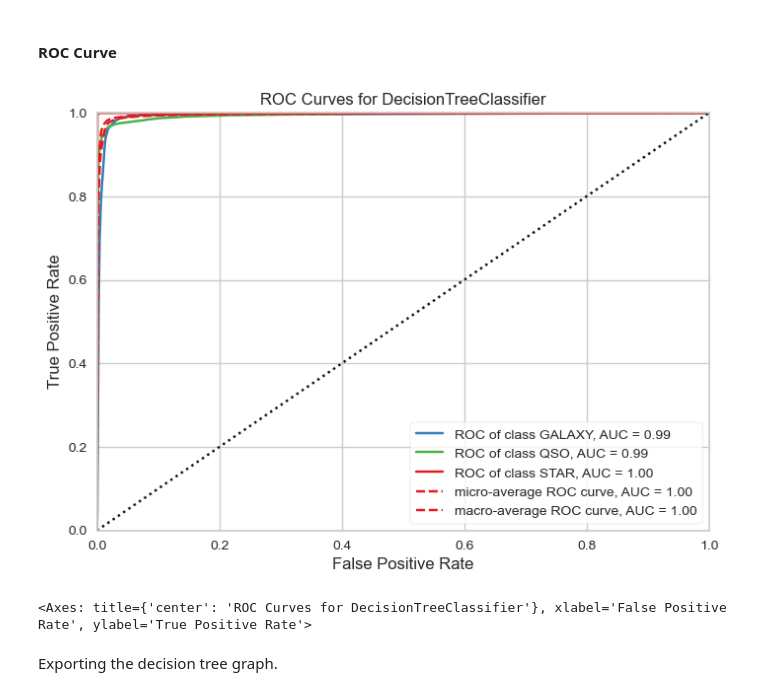
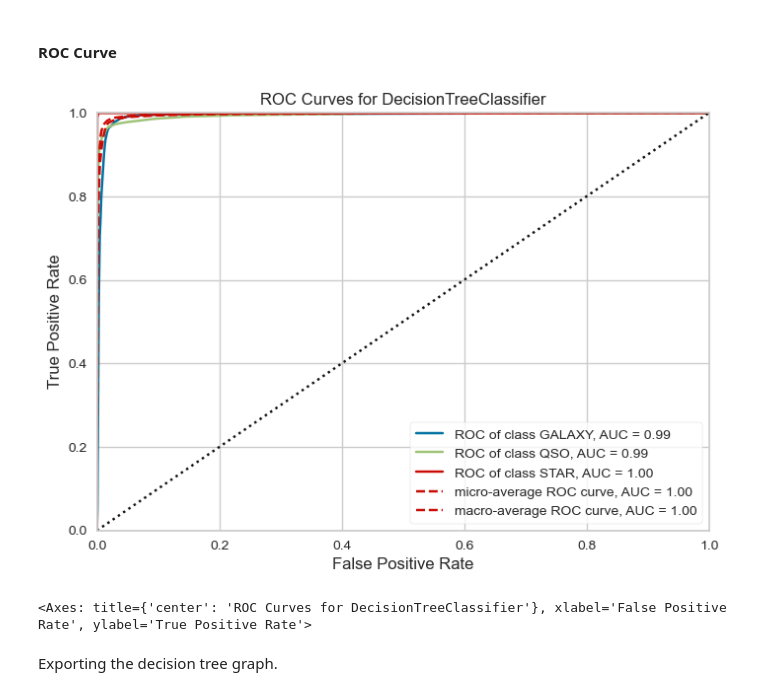
Before and after one commit to aSTRonuun/MachineLearning-2023-Vitor-Alves, a Jupyter notebook: 02-Stelar-Classification-Project/Stelar-Classification-Project-Vitor-Alves-M602497.ipynb, the cells around one changed output. Saved outputs shown, nothing was run; the diff lists cells and outputs as text; code cells hidden in the pictures.

Commit message:
added new models

```diff
--- a/02-Stelar-Classification-Project/Stelar-Classification-Project-Vitor-Alves-M602497.ipynb
+++ b/02-Stelar-Classification-Project/Stelar-Classification-Project-Vitor-Alves-M602497.ipynb
@@ -592,0 +602,6 @@ Best Max Depth: 8
+# %%
+model = DecisionTreeClassifier(criterion=best_criterion, max_depth=best_max_depth, random_state=42)
+
+model.fit(X_train_sc, y_train)
+
+importances = model.feature_importances_
@@ -592,0 +620,4 @@ Best Max Depth: 8
+# %%
+five_best_features = importances.argsort()[-5:][::-1]
+
+print('Five Best Features: ', X_train_sc.columns[five_best_features])
@@ -595,9 +628,14 @@ Best Max Depth: 8
 # %%
+X_train_sc_best = X_train_sc.iloc[:, five_best_features]
+X_test_sc_best = X_test_sc.iloc[:, five_best_features]
+
 model = DecisionTreeClassifier(criterion=best_criterion, max_depth=best_max_depth, random_state=42)
-model.fit(X_train_sc, y_train)
-y_pred = model.predict(X_test_sc)
 
-print(classification_report(y_test, y_pred, target_names=le.classes_))
+model.fit(X_train_sc_best, y_train)
+
+y_pred = model.predict(X_test_sc_best)
+
+print(classification_report(y_test, y_pred))
 # %% [output]
               precision    recall  f1-score   support
 
@@ -611,26 +649,24 @@ weighted avg       0.98      0.98      0.98     53501
 # %% [markdown]
 #### Confusion Matrix
 # %%
-svm = ConfusionMatrix(model, classes=le.classes_, cmap='PuBu')
+cm = ConfusionMatrix(model, classes=le.classes_, cmap='PuBu')
 
-svm.fit(X_train_sc, y_train)
-svm.score(X_test_sc, y_test)
-svm.show()
+cm.fit(X_train_sc_best, y_train)
+cm.score(X_test_sc_best, y_test)
+cm.show()
 # %% [output]
 [figure]
 <Axes: title={'center': 'DecisionTreeClassifier Confusion Matrix'}, xlabel='Predicted Class', ylabel='True Class'>
 # %% [markdown]
 #### ROC Curve
 # %%
-visualizer = ROCAUC(model, classes=le.classes_, cmap='PuBu')
+roc = ROCAUC(model, classes=le.classes_, cmap='PuBu')
 
-set_palette('bold')
-
-visualizer.fit(X_train_sc, y_train)
-visualizer.score(X_test_sc, y_test)
-visualizer.show()
+roc.fit(X_train_sc_best, y_train)
+roc.score(X_test_sc_best, y_test)
+roc.show()
 # %% [output]
-[figure, old version]
+[figure, new version]
 <Axes: title={'center': 'ROC Curves for DecisionTreeClassifier'}, xlabel='False Positive Rate', ylabel='True Positive Rate'>
 # %% [markdown]
 Exporting the decision tree graph.
```
Also changed, not shown: parts of 39 cells of this notebook.
